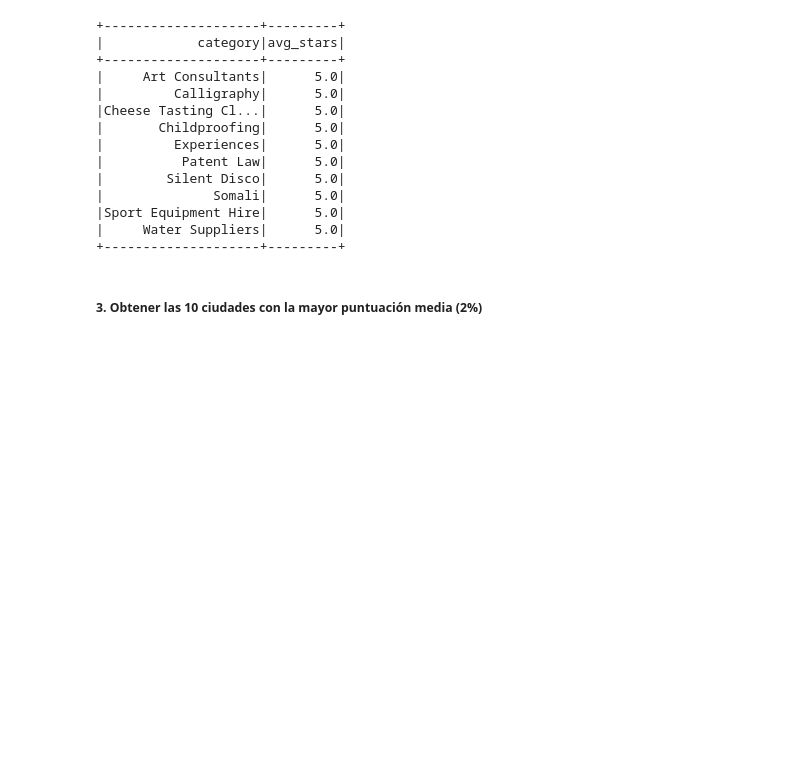
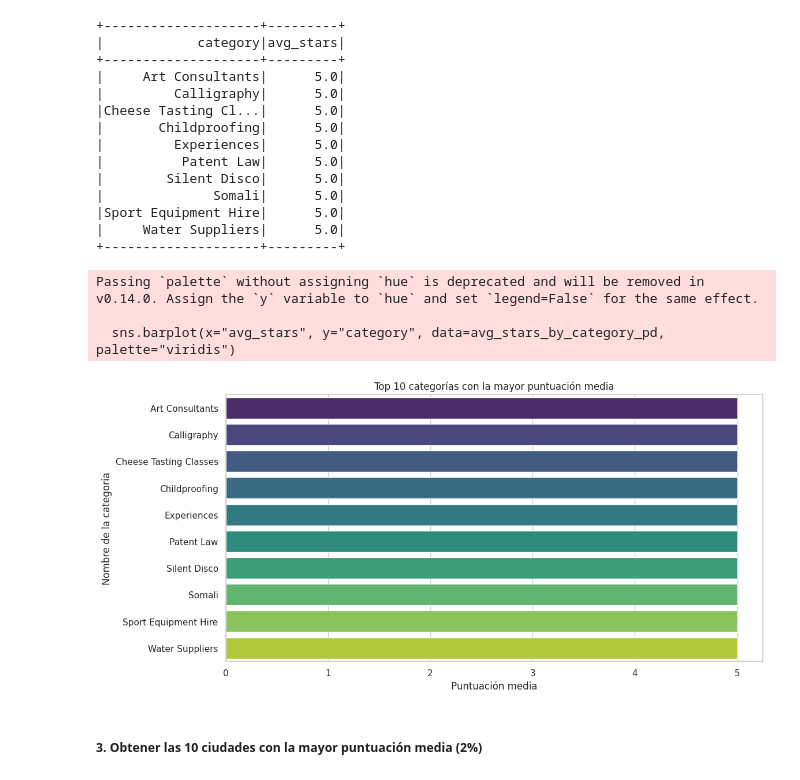
Before and after one commit to EndikaEiros/Yelp_Proyecto, a Jupyter notebook: consultas_spark.ipynb, the cells around one changed output. Drawn from its saved outputs; the diff is of its cells as text; code cells hidden in the pictures; blank space fills up the shorter version.

```diff
--- a/consultas_spark.ipynb
+++ b/consultas_spark.ipynb
@@ -101,6 +118,24 @@ result2 = avg_stars_by_category.show()
 |Sport Equipment Hire|      5.0|
 |     Water Suppliers|      5.0|
 +--------------------+---------+
+# %%
+avg_stars_by_category_pd = avg_stars_by_category.toPandas()
+
+# Configurar el estilo de Seaborn (opcional)
+sns.set(style="whitegrid")
+
+# Crear un gráfico de barras utilizando Seaborn
+plt.figure(figsize=(12, 6))
+sns.barplot(x="avg_stars", y="category", data=avg_stars_by_category_pd, palette="viridis")
+plt.title("Top 10 categorías con la mayor puntuación media")
+plt.xlabel("Puntuación media")
+plt.ylabel("Nombre de la categoria")
+plt.show()
+# %% [output]
+Passing `palette` without assigning `hue` is deprecated and will be removed in v0.14.0. Assign the `y` variable to `hue` and set `legend=False` for the same effect.
+
+  sns.barplot(x="avg_stars", y="category", data=avg_stars_by_category_pd, palette="viridis")
+[figure, added]
 # %% [markdown]
 ##### 3. Obtener las 10 ciudades con la mayor puntuación media (2%)
 # %%
```
Also changed, not shown: parts of 20 cells of this notebook.
